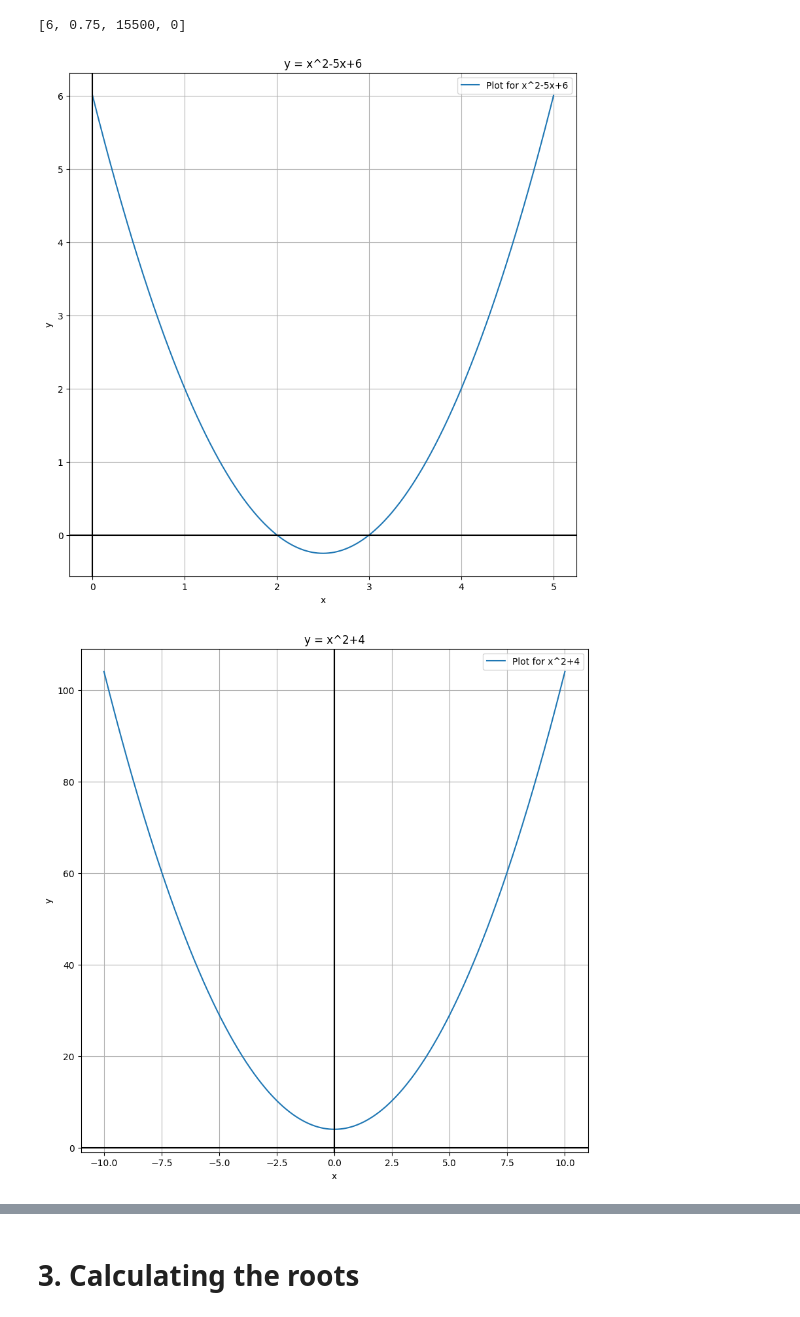
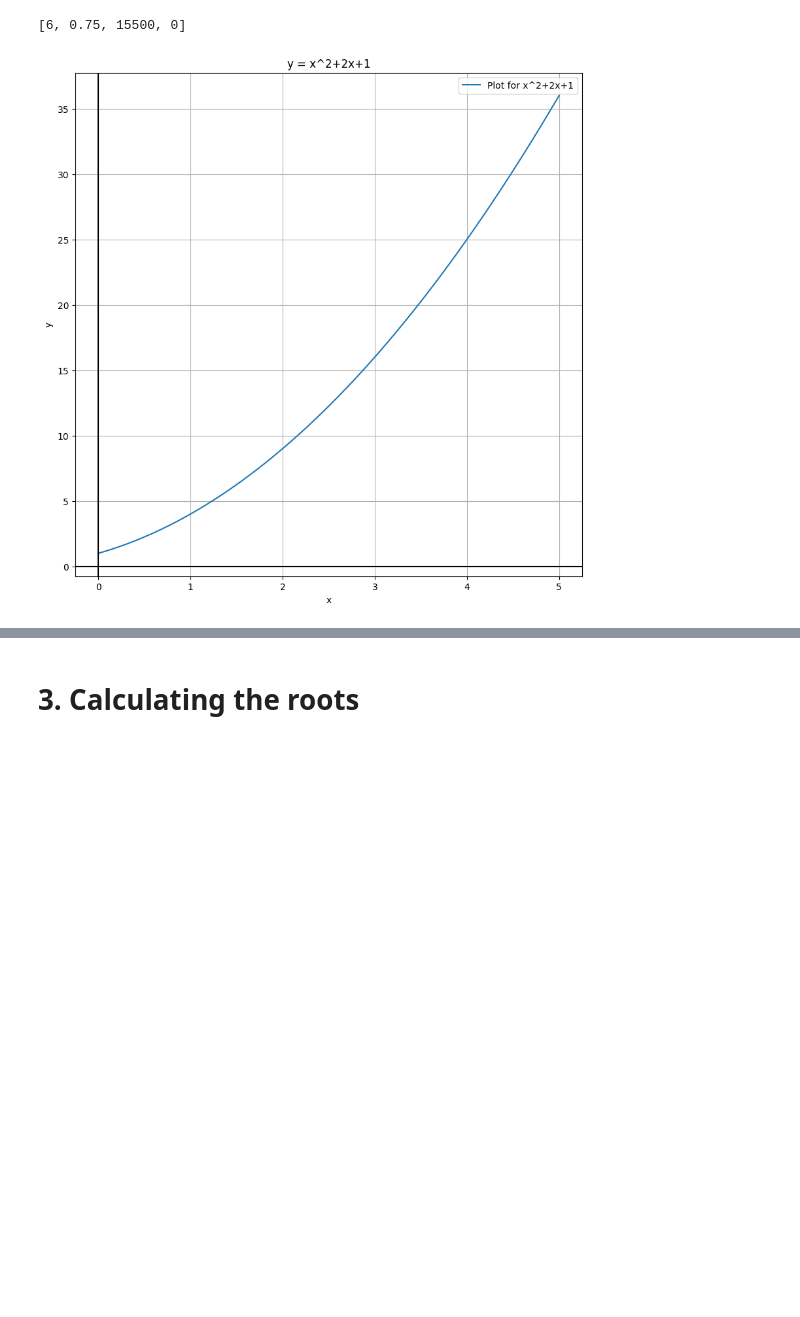
Before and after one commit to DanialNayyar/Mathematical-Modelling-Mini-Projects, a Jupyter notebook: mathematical_methods/chapter1_preliminary_algebra/polynomial_root_finder.ipynb, the cells around one changed output, grey strips where cells are left out. Cells and saved outputs as stored; diff of their text form; code cells hidden in the pictures; blank space fills up the shorter version.

Commit message:
Chapter 1 Polynomial Roots

```diff
--- a/mathematical_methods/chapter1_preliminary_algebra/polynomial_root_finder.ipynb
+++ b/mathematical_methods/chapter1_preliminary_algebra/polynomial_root_finder.ipynb
@@ -217,34 +217,31 @@ polynomial_evaluator([1,-5,6], [0,1.5,-122,3])
 # %% [output]
 [6, 0.75, 15500, 0]
 # %%
-def plotter(coefficients, x_min, x_max, number_of_plots, polynomial_evaluator, polynomial_formatter):
+def plotter(coefficients_input_str, x_min, x_max, number_of_plots, polynomial_evaluator, polynomial_formatter):
+  coefficients = [float(c) for c in coefficients_input_str.split()]
+
   x_values = np.linspace(x_min, x_max, number_of_plots)
 
   y_values = polynomial_evaluator(coefficients,x_values)
 
   polynomial_title = polynomial_formatter(coefficients)
 
 
   plt.figure(figsize=(10, 10))
   plt.plot(x_values, y_values, label=f"Plot for {polynomial_title}")
 
   plt.axhline(y=0, color='k')
   plt.axvline(x=0, color='k')
 
   plt.xlabel("x")
   plt.ylabel("y")
 
   plt.title(f"y = {polynomial_title}")
   plt.grid(True)
   plt.legend()
   plt.show()
 
 
-plotter(coefficients=[1,-5,6], x_min = 0, x_max = 5, number_of_plots = 1_000, polynomial_evaluator=polynomial_evaluator, polynomial_formatter=polynomial_formatter)
-
-plotter(coefficients=[1,0,4], x_min = -10, x_max = 10, number_of_plots = 1_000, polynomial_evaluator=polynomial_evaluator, polynomial_formatter=polynomial_formatter)
-
-plotter(coefficients=[1,2,1], x_min = -10, x_max = 10, number_of_plots = 1_000, polynomial_evaluator=polynomial_evaluator, polynomial_formatter=polynomial_formatter)
+plotter(coefficients_input_str=polynomial_input, x_min = 0, x_max = 5, number_of_plots = 1_000, polynomial_evaluator=polynomial_evaluator, polynomial_formatter=polynomial_formatter)
 # %% [output]
-[figure, old version]
+[figure, new version]
-[figure, removed]
```
Also changed, not shown: parts of 2 cells of this notebook.
